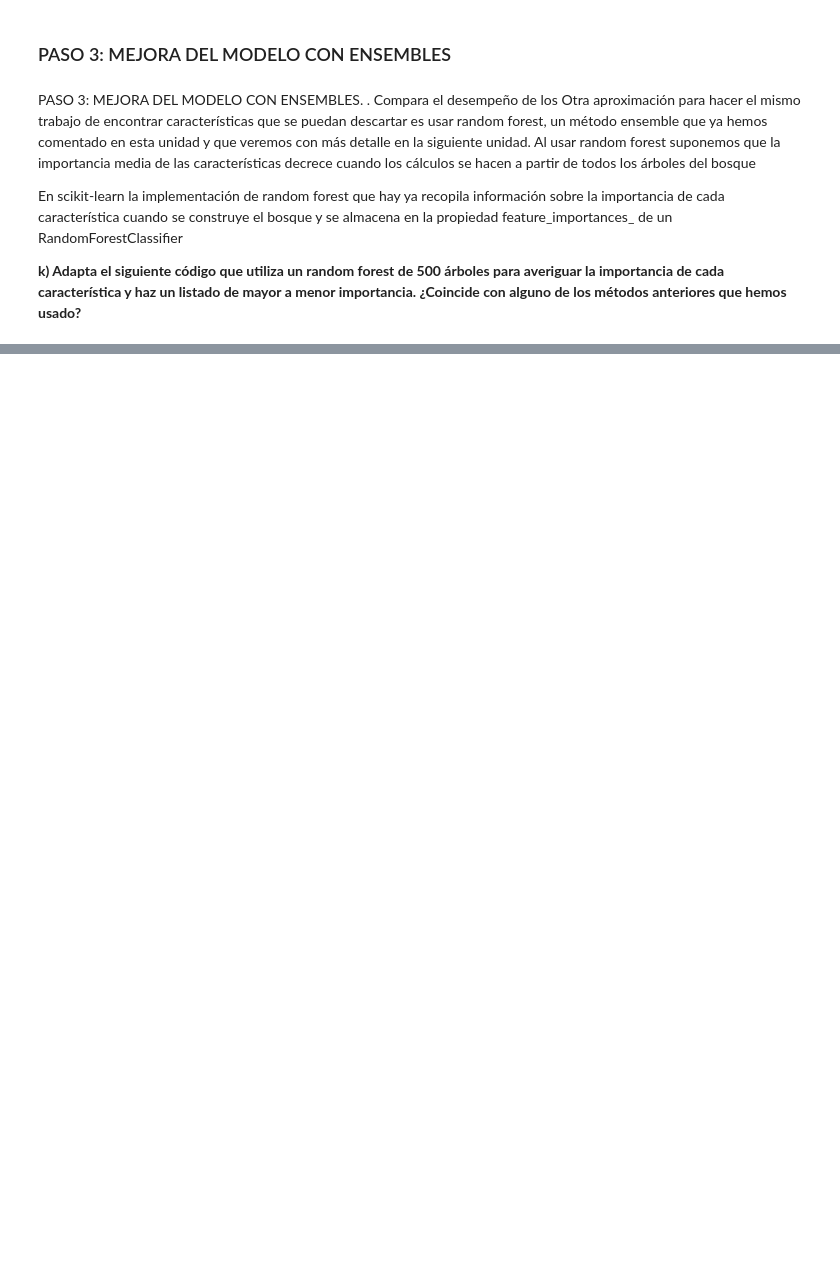
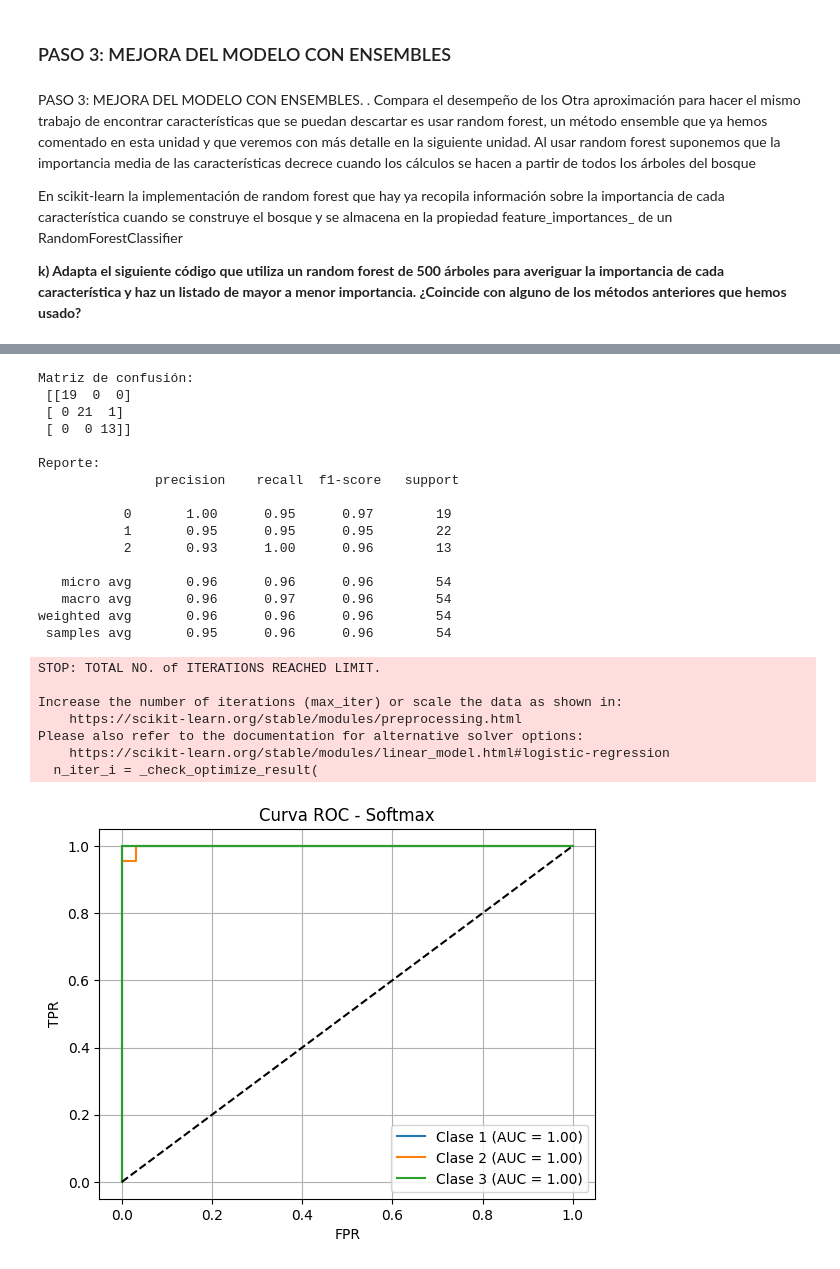
Before and after one commit to JuanMP/Sistemas-de-Aprendizaje, a Jupyter notebook: UD02/Clasificación/saa_02_p04_a3_JMP.ipynb, the cells around one changed output, grey strips where cells are left out. Cells and saved outputs as stored; diff of their text form; code cells hidden in the pictures; blank space fills up the shorter version.

```diff
--- a/UD02/Clasificación/saa_02_p04_a3_JMP.ipynb
+++ b/UD02/Clasificación/saa_02_p04_a3_JMP.ipynb
@@ -678,0 +516,49 @@ def evaluar_modelo(modelo, X_train, X_test, y_train, y_test, nombre="modelo", gu
+# %%
+model2 = OneVsRestClassifier(LogisticRegression(multi_class='multinomial', solver='lbfgs', max_iter=1000))
+model2.fit(X_train, y_train_bin)
+y_pred2 = model2.predict(X_test)
+y_score2 = model2.decision_function(X_test)
+
+print("Matriz de confusión:\n", confusion_matrix(y_test_bin.argmax(axis=1), y_pred2.argmax(axis=1)))
+print("\nReporte:\n", classification_report(y_test_bin, y_pred2))
+
+fpr2, tpr2, roc_auc2 = {}, {}, {}
+for i in range(y_test_bin.shape[1]):
+    fpr2[i], tpr2[i], _ = roc_curve(y_test_bin[:, i], y_score2[:, i])
+    roc_auc2[i] = auc(fpr2[i], tpr2[i])
+
+plt.figure()
+for i in range(y_test_bin.shape[1]):
+    plt.plot(fpr2[i], tpr2[i], label=f"Clase {i+1} (AUC = {roc_auc2[i]:.2f})")
+plt.plot([0,1],[0,1],'k--')
+plt.title("Curva ROC - Softmax")
+plt.xlabel("FPR")
+plt.ylabel("TPR")
+plt.legend()
+plt.grid()
+plt.show()
+# %% [output]
+Matriz de confusión:
+ [[19  0  0]
+ [ 0 21  1]
+ [ 0  0 13]]
+
+Reporte:
+               precision    recall  f1-score   support
+
+           0       1.00      0.95      0.97        19
+           1       0.95      0.95      0.95        22
+           2       0.93      1.00      0.96        13
+
+   micro avg       0.96      0.96      0.96        54
+   macro avg       0.96      0.97      0.96        54
+weighted avg       0.96      0.96      0.96        54
+ samples avg       0.95      0.96      0.96        54
+STOP: TOTAL NO. of ITERATIONS REACHED LIMIT.
+
+Increase the number of iterations (max_iter) or scale the data as shown in:
+    https://scikit-learn.org/stable/modules/preprocessing.html
+Please also refer to the documentation for alternative solver options:
+    https://scikit-learn.org/stable/modules/linear_model.html#logistic-regression
+  n_iter_i = _check_optimize_result(
+[figure, added]
```
Also changed, not shown: parts of 26 cells of this notebook, 5 other files.
